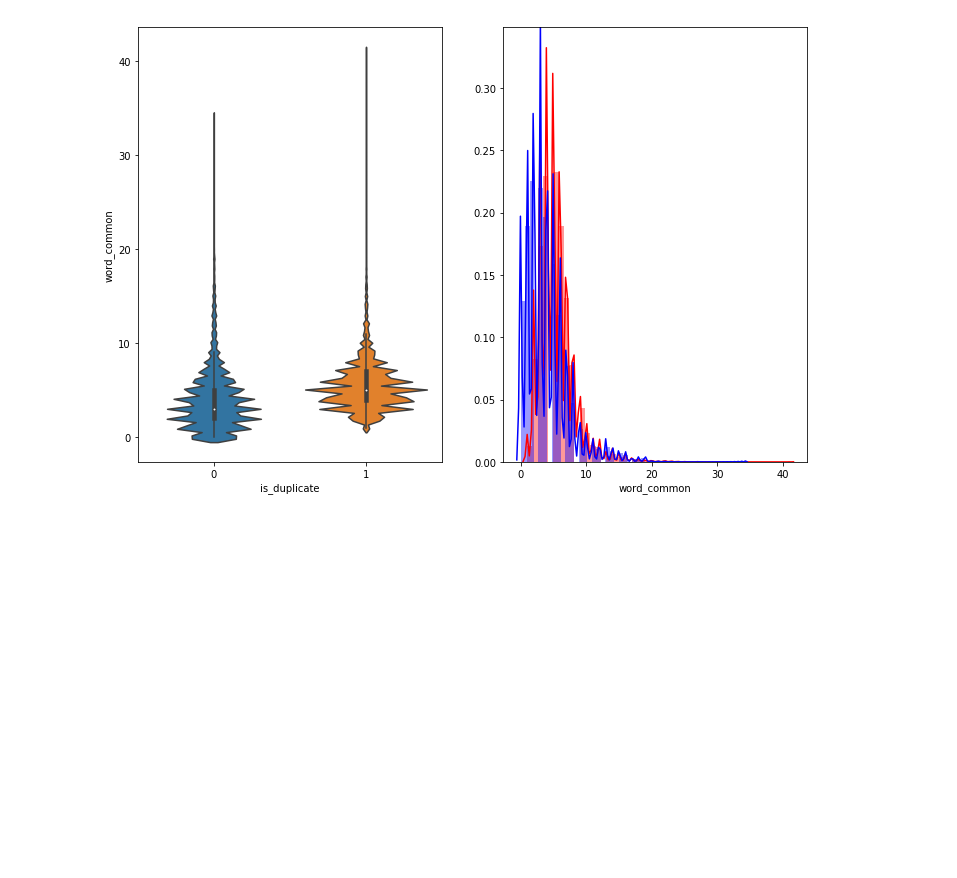
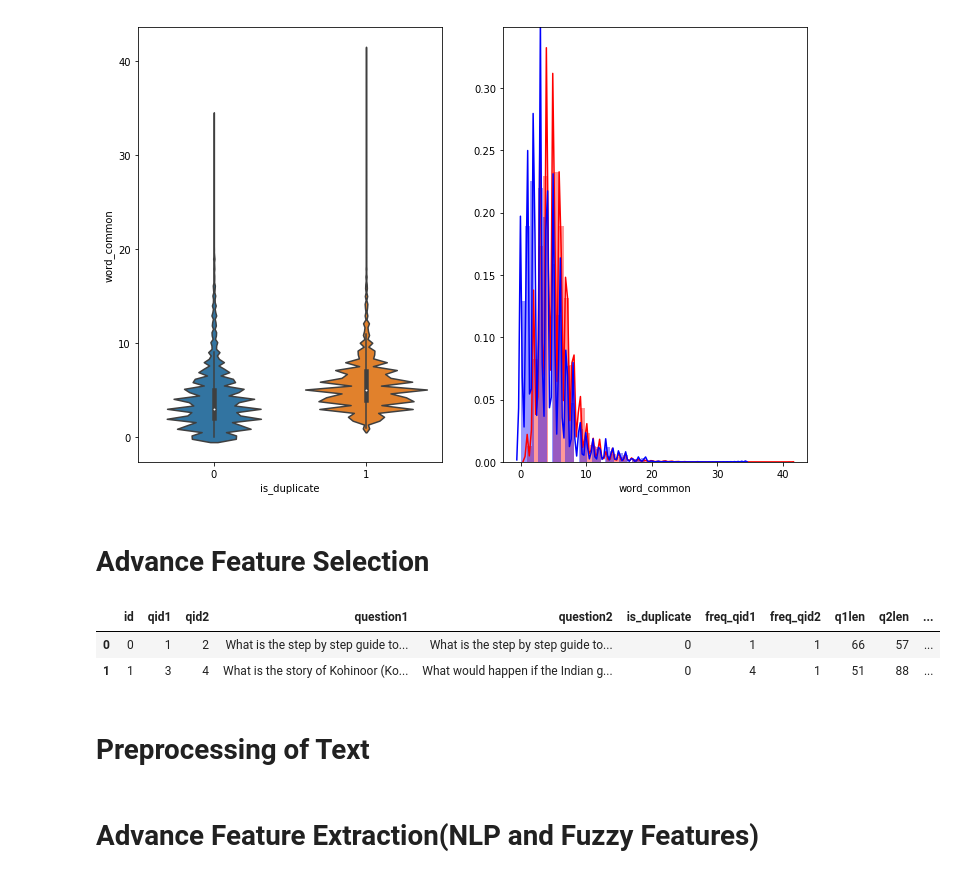
Before and after one commit to mehrayogesh208/QuoraQuestionPair, a Jupyter notebook: QuoraQuestionPair.ipynb, the cells around one changed output. Cells and saved outputs as stored; diff of their text form; code cells hidden in the pictures; blank space fills up the shorter version.

Commit message:
NLP and Fuzzy Features

```diff
--- a/QuoraQuestionPair.ipynb
+++ b/QuoraQuestionPair.ipynb
@@ -227,3 +227,5 @@ sns.distplot(df[df['is_duplicate'] == 0.0]['word_common'][0:] , label = "0" , co
 plt.show()
 # %% [output]
 [figure]
+# %% [markdown]
+# Advance Feature Selection
@@ -229,0 +259,15 @@ plt.show()
+# %%
+if os.path.isfile('df_fe_without_preprocessing_train.csv'):
+    df = pd.read_csv("df_fe_without_preprocessing_train.csv",encoding='latin-1')
+    df = df.fillna('')
+    df.head()
+else:
+    print("get df_fe_without_preprocessing_train.csv from drive or run the previous notebook")
+# %%
+df.head(2)
+# %% [output]
+|  | id | qid1 | qid2 | question1 | question2 | is_duplicate | freq_qid1 | freq_qid2 | q1len | q2len | ... |
+| 0 | 0 | 1 | 2 | What is the step by step guide to... | What is the step by step guide to... | 0 | 1 | 1 | 66 | 57 | ... |
+| 1 | 1 | 3 | 4 | What is the story of Kohinoor (Ko... | What would happen if the Indian g... | 0 | 4 | 1 | 51 | 88 | ... |
+# %% [markdown]
+# Preprocessing of Text
@@ -229,0 +313,2 @@ plt.show()
+# %% [markdown]
+# Advance Feature Extraction(NLP and Fuzzy Features)
```
Also changed, not shown: parts of 5 cells of this notebook.
